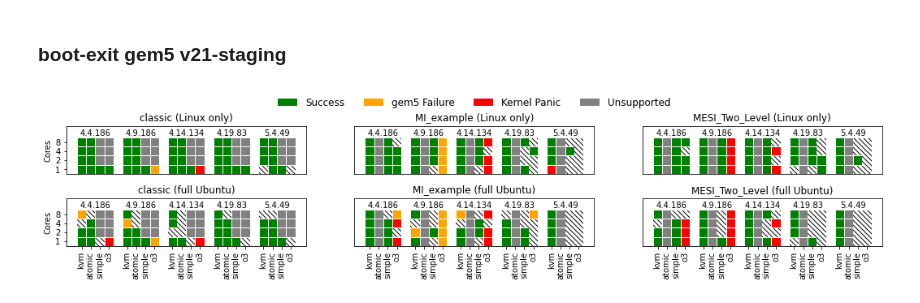
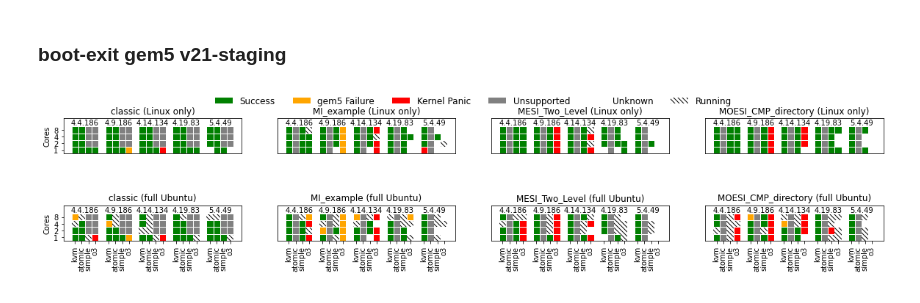
Before and after one commit to hnpl/gem5-status, a Jupyter notebook: gem5-v21-staging/status.ipynb, the cells around one changed output. Drawn from its saved outputs; the diff is of its cells as text; code cells hidden in the pictures.

Commit message:
Update graph
Signed-off-by: Hoa Nguyen <hoanguyen@ucdavis.edu>

```diff
--- a/gem5-v21-staging/status.ipynb
+++ b/gem5-v21-staging/status.ipynb
@@ -139,46 +202,6 @@ def plot_legends(ax, labels, colormap, hatchmap):
 # %% [markdown]
 ### boot-exit gem5 v21-staging
 # %%
-class Status:
-    success = 0
-    gem5_failure = 1
-    kernel_panic = 2
-    unsupported = 3
-    unknown = 4
-    separator = 5
-    n_cats = 6
-    def classify(status, kill_reason):
-        if status == "Finished":
-            return Status.success
-        elif status == "Failed":
-            if kill_reason == "kernel panic":
-                return Status.kernel_panic
-            else:
-                return Status.gem5_failure
-        return Status.unknown
-    def get_color_map():
-        color_map = [None] * Status.n_cats
-        color_map[Status.success] = 'green'
-        color_map[Status.kernel_panic] = 'red'
-        color_map[Status.gem5_failure] = 'orange'
-        color_map[Status.unsupported] = 'gray'
-        color_map[Status.unknown] = 'white'
-        color_map[Status.separator] = 'white'
-        return color_map
-    def get_hatch_map():
-        color_map = [''] * Status.n_cats
-        color_map[Status.unknown] = '\\\\\\\\'
-        return color_map
-    def get_legend_labels(timeout=0):
-        labels = [""] * Status.n_cats
-        labels[Status.success] = "Success"
-        labels[Status.gem5_failure] = 'gem5 Failure'
-        #labels[Status.TimedOut] = f"timed out ({timeout})"
-        labels[Status.kernel_panic] = "Kernel Panic"
-        labels[Status.unsupported] = "Unsupported"
-        #labels[Status.unknown] = "unknown"
-        return labels
-
 boot_exit_input_space = {
     'kernels': ['4.4.186', '4.9.186', '4.14.134', '4.19.83', '5.4.49'],
     'cpu_types': ['kvm', 'atomic', 'simple', 'o3'],
@@ -218,15 +241,14 @@ for params, run in boot_exit_runs:
         continue
     boot_exit_status[kernel][cpu_type][mem_sys][num_cpus][boot_type] = Status.classify(run.status, run.kill_reason)
 
+patch_boot_exit_result("results.csv", boot_exit_status)
 
 
-plt.rcParams["figure.figsize"] = (18,3)
-fig, axes = plt.subplots(2, 3, subplot_kw=dict(aspect='equal'))
+plt.rcParams["figure.figsize"] = (20,4)
+fig, axes = plt.subplots(2, 4, subplot_kw=dict(aspect='equal'))
 
 n = 0
 for mem_sys in boot_exit_input_space["mem_sys"]:
-    if mem_sys == "MOESI_CMP_directory":
-        continue
     for boot_type in boot_exit_input_space["boot_types"]:
         data = []
         for num_cpus in boot_exit_input_space["num_cpus"]:
@@ -240,32 +262,32 @@ for mem_sys in boot_exit_input_space["mem_sys"]:
                     row.append(Status.separator)
             data.append(row)
         data.append([Status.separator] * len(data[0]))
 
         qcolor(axes[n%2, n//2], data, Status.get_color_map(), Status.get_hatch_map())
 
         title1 = mem_sys
         title2 = "Linux only" if boot_type == "init" else "full Ubuntu"
         axes[n%2, n//2].set_title("{} ({})".format(title1, title2))
         axes[n%2, n//2].set_xticks([])
         axes[n%2, n//2].set_yticks([])
         for i in range(len(boot_exit_input_space["kernels"])):
             axes[n%2, n//2].text(1.5+i*5.0, 4.2, boot_exit_input_space["kernels"][i], horizontalalignment='center')
         if n%2 == 1:
             axes[n%2, n//2].set_xticks([i for i in range(len(data[0])) if i % 5 != 4])
             axes[n%2, n//2].set_xticklabels(col_labels, rotation=90)
         if n//2 == 0:
             axes[n%2, n//2].set_ylabel("Cores")
             axes[n%2, n//2].set_yticks([i+0.5 for i in range(len(boot_exit_input_space['num_cpus']))])
             axes[n%2, n//2].set_yticklabels(boot_exit_input_space['num_cpus'])
         n+=1
 
 # legends
 for label, color, hatch in zip(Status.get_legend_labels(), Status.get_color_map(), Status.get_hatch_map()):
     if hatch == '':
         plt.bar(0, 0, label=label, color=color)
     else:
         plt.bar(0, 0, label=label, color=color, hatch = hatch)
-plt.legend(bbox_to_anchor=(-0.7,3.3), loc="upper center", ncol=Status.n_cats, prop={'size': 12}, frameon=0)
+plt.legend(bbox_to_anchor=(-1.3,4.3), loc="upper center", ncol=Status.n_cats, prop={'size': 12}, frameon=0)
 plt.show()
 # %% [output]
-[figure, old version]
+[figure, new version]
```
Also changed, not shown: parts of 1 cell of this notebook.
